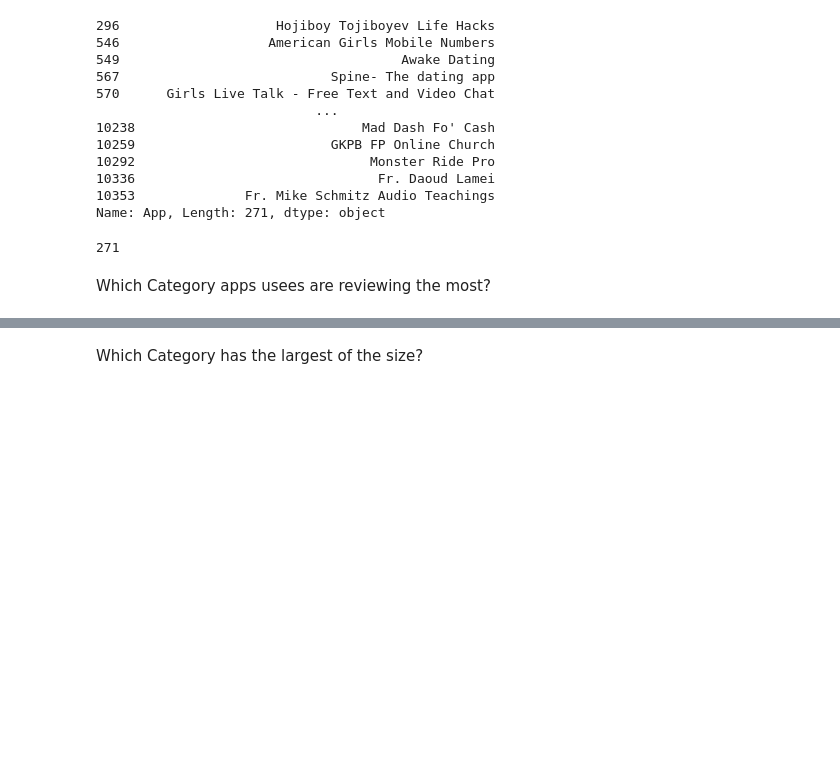
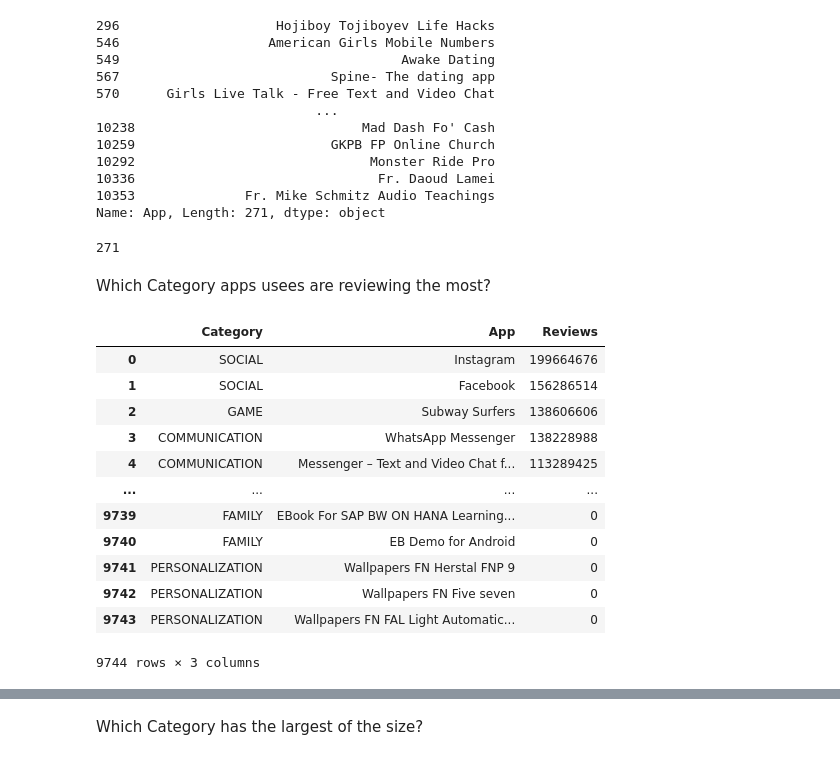
Before and after one commit to FairozAhmadSheikh/ML_bootcamp, a Jupyter notebook: Exploratory_DataAnalysis/Eda_Assignment.ipynb, the cells around one changed output, grey strips where cells are left out. Drawn from its saved outputs; the diff is of its cells as text; code cells hidden in the pictures; blank space fills up the shorter version.

```diff
--- a/Exploratory_DataAnalysis/Eda_Assignment.ipynb
+++ b/Exploratory_DataAnalysis/Eda_Assignment.ipynb
@@ -180,3 +194,20 @@ len(rating[rating.Rating==5])
 271
 # %% [markdown]
 Which Category apps usees are reviewing the most?
+# %%
+df2=datacopy.groupby(['Category','App'])['Reviews'].sum().sort_values(ascending=False).reset_index()
+df2
+# %% [output]
+|  | Category | App | Reviews |
+| 0 | SOCIAL | Instagram | 199664676 |
+| 1 | SOCIAL | Facebook | 156286514 |
+| 2 | GAME | Subway Surfers | 138606606 |
+| 3 | COMMUNICATION | WhatsApp Messenger | 138228988 |
+| 4 | COMMUNICATION | Messenger – Text and Video Chat f... | 113289425 |
+| ... | ... | ... | ... |
+| 9739 | FAMILY | EBook For SAP BW ON HANA Learning... | 0 |
+| 9740 | FAMILY | EB Demo for Android | 0 |
+| 9741 | PERSONALIZATION | Wallpapers FN Herstal FNP 9 | 0 |
+| 9742 | PERSONALIZATION | Wallpapers FN Five seven | 0 |
+| 9743 | PERSONALIZATION | Wallpapers FN FAL Light Automatic... | 0 |
+9744 rows × 3 columns
```
Also changed, not shown: parts of 5 cells of this notebook.
